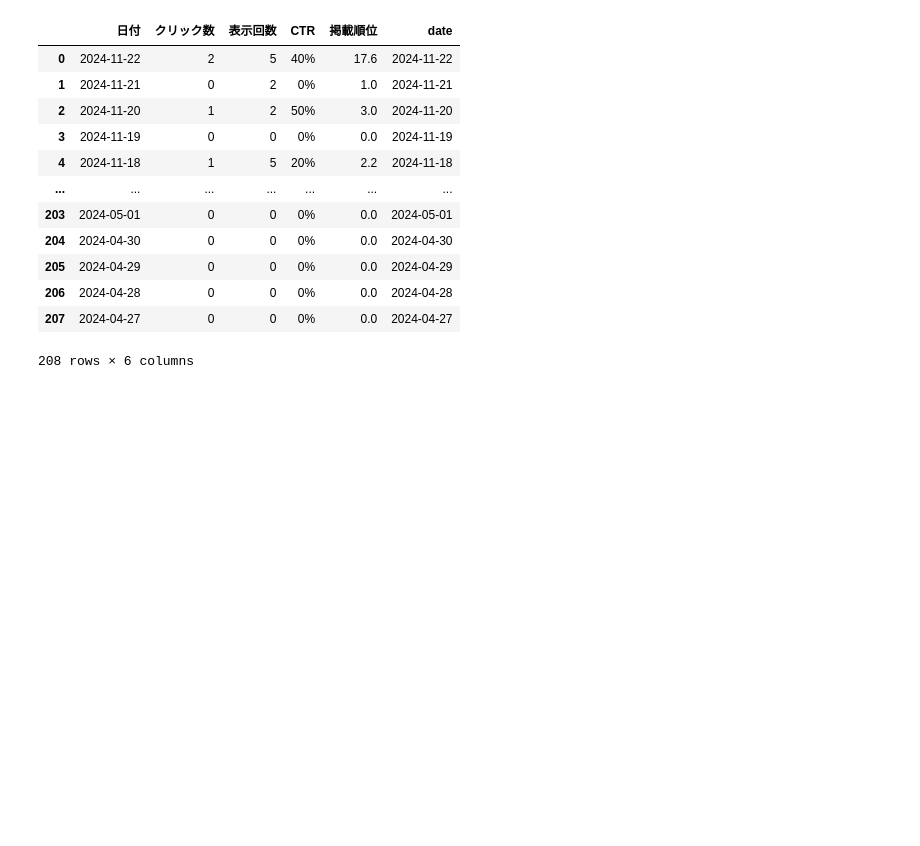
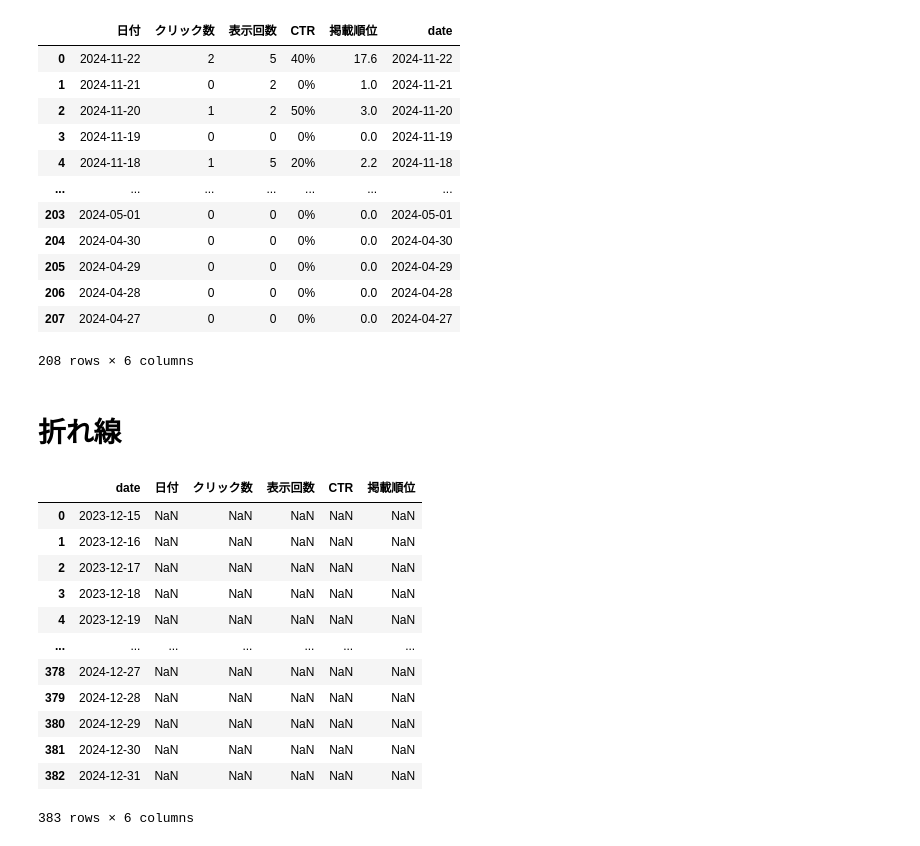
Before and after one commit to Ymgc19/Ymgc19.github.io, a Jupyter notebook: make_plot.ipynb, the cells around one changed output. Drawn from its saved outputs; the diff is of its cells as text; code cells hidden in the pictures; blank space fills up the shorter version.

```diff
--- a/make_plot.ipynb
+++ b/make_plot.ipynb
@@ -30,3 +30,5 @@ fig.update_layout({"yaxis": {"title": "2024"},
                    })
 fig.show()
 fig.write_html("calplot.html")
+# %% [markdown]
+# 折れ線
@@ -33,3 +41,19 @@ fig.write_html("calplot.html")
+# %%
+df
+# %% [output]
+|  | date | 日付 | クリック数 | 表示回数 | CTR | 掲載順位 |
+| 0 | 2023-12-15 | NaN | NaN | NaN | NaN | NaN |
+| 1 | 2023-12-16 | NaN | NaN | NaN | NaN | NaN |
+| 2 | 2023-12-17 | NaN | NaN | NaN | NaN | NaN |
+| 3 | 2023-12-18 | NaN | NaN | NaN | NaN | NaN |
+| 4 | 2023-12-19 | NaN | NaN | NaN | NaN | NaN |
+| ... | ... | ... | ... | ... | ... | ... |
+| 378 | 2024-12-27 | NaN | NaN | NaN | NaN | NaN |
+| 379 | 2024-12-28 | NaN | NaN | NaN | NaN | NaN |
+| 380 | 2024-12-29 | NaN | NaN | NaN | NaN | NaN |
+| 381 | 2024-12-30 | NaN | NaN | NaN | NaN | NaN |
+| 382 | 2024-12-31 | NaN | NaN | NaN | NaN | NaN |
+383 rows × 6 columns
 # %%
 date = df["date"].tolist()
 click = df["クリック数"].tolist()
```
Also changed, not shown: parts of 3 cells of this notebook, 2 other files.
